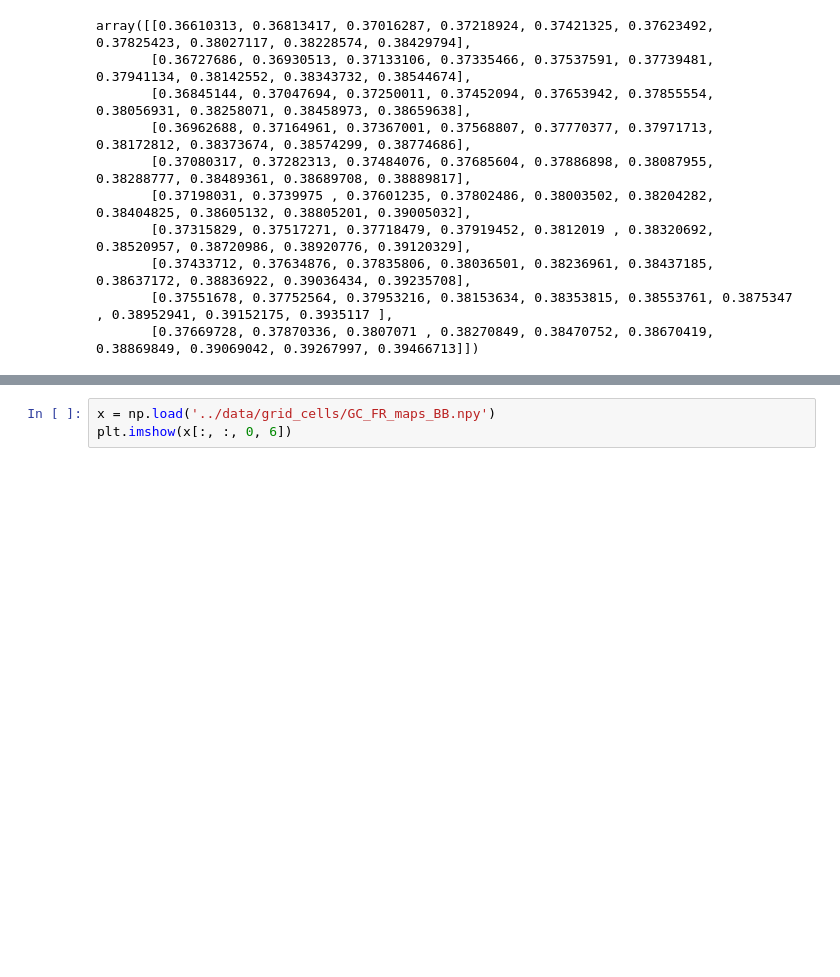
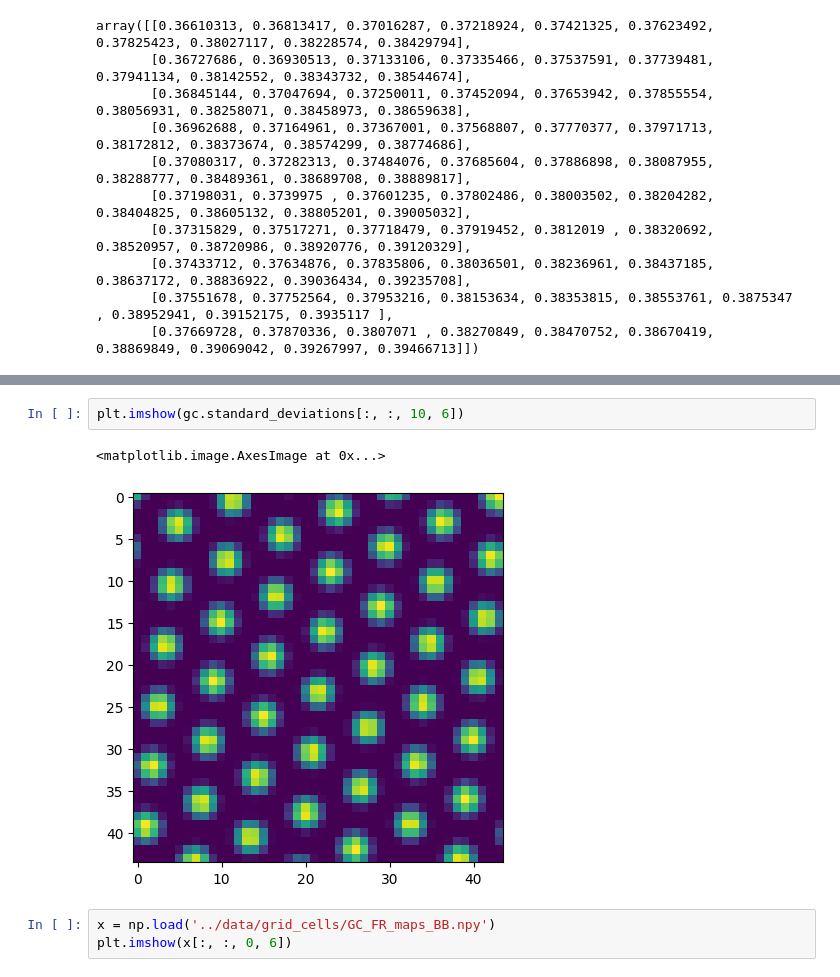
Before and after one commit to 1101AlexZab1011/SpatialMemory, a Jupyter notebook: dev/GC_FR_Maps.ipynb, the cells around one changed output, grey strips where cells are left out. Cells and saved outputs as stored; diff of their text form; blank space fills up the shorter version.

```diff
--- a/dev/GC_FR_Maps.ipynb
+++ b/dev/GC_FR_Maps.ipynb
@@ -412,3 +417,8 @@ array([[0.36610313, 0.36813417, 0.37016287, 0.37218924, 0.37421325, 0.37623492,
+# %%
+plt.imshow(gc.standard_deviations[:, :, 10, 6])
+# %% [output]
+<matplotlib.image.AxesImage at 0x...>
+[figure, added]
 # %%
 x = np.load('../data/grid_cells/GC_FR_maps_BB.npy')
 plt.imshow(x[:, :, 0, 6])
```
Also changed, not shown: parts of 1 cell of this notebook, 5 other files.
